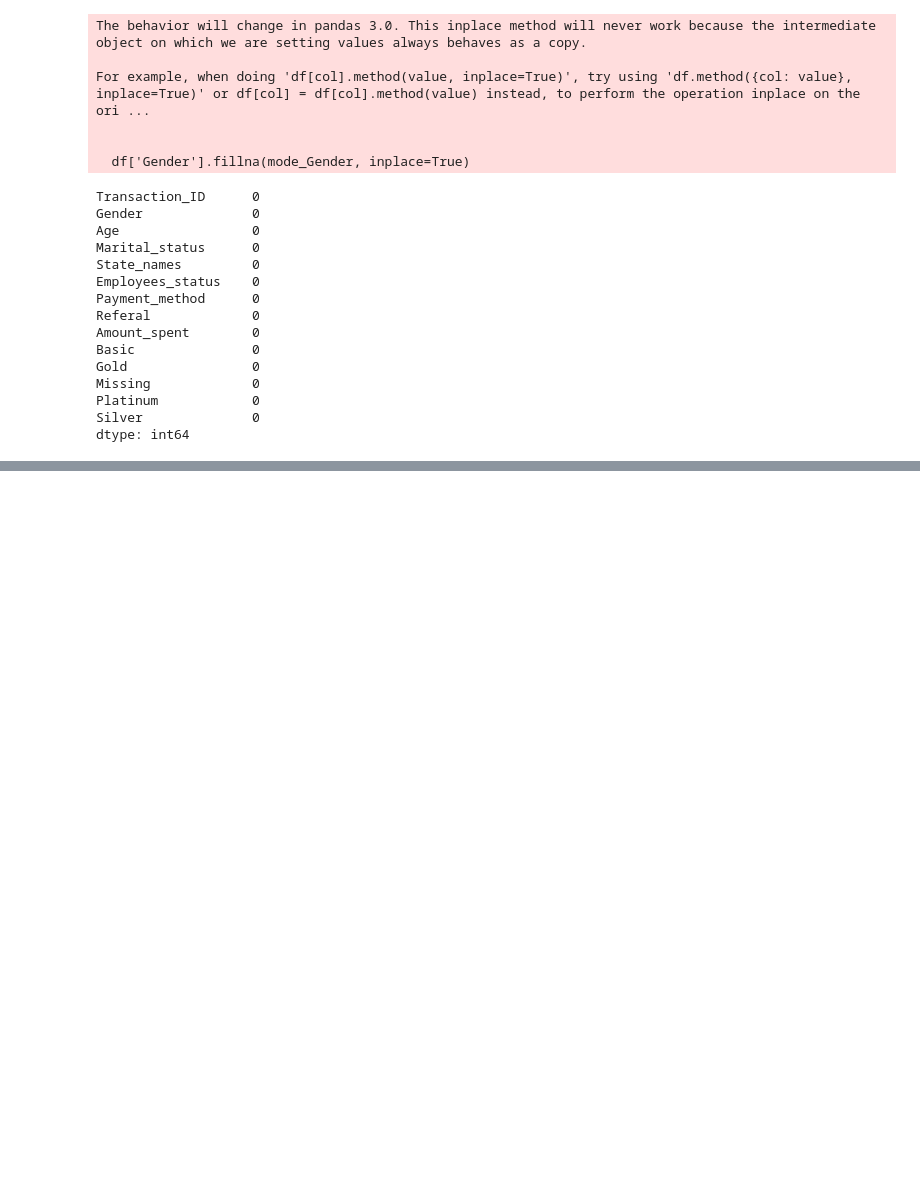
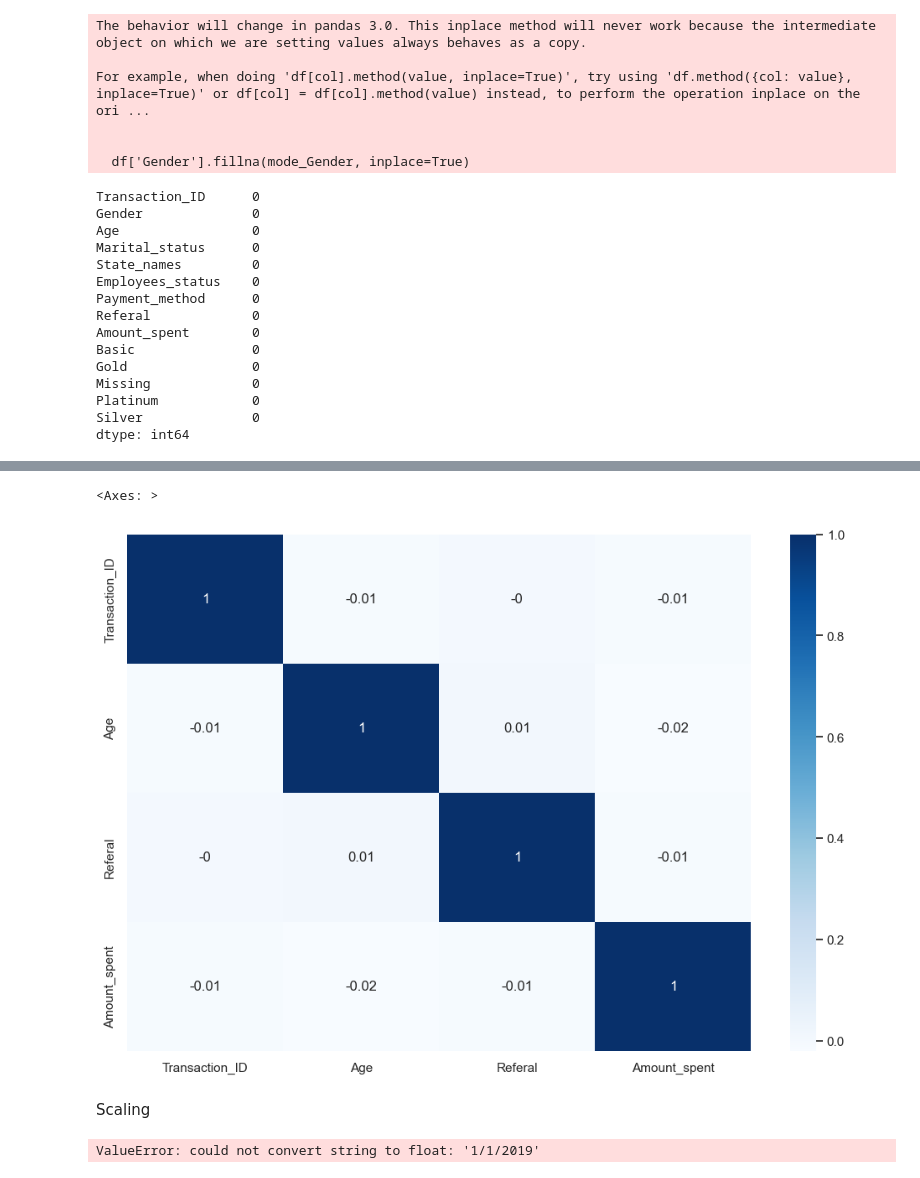
Before and after one commit to shehryarrashid/Data-Driven-AI, a Jupyter notebook: Exploratory-Data-Analysis/worksheet.ipynb, the cells around one changed output, grey strips where cells are left out. Cells and saved outputs as stored; diff of their text form; code cells hidden in the pictures; blank space fills up the shorter version.

Commit message:
Exploratory Data Analysis Update 3

```diff
--- a/Exploratory-Data-Analysis/worksheet.ipynb
+++ b/Exploratory-Data-Analysis/worksheet.ipynb
@@ -595,0 +612,2 @@ dtype: int64
+# %%
+df = pd.read_csv('online_store_customer_data.csv')
@@ -595,0 +644,23 @@ dtype: int64
+# %%
+# Correlation Heatmap visualisation
+# visualise correlation
+import seaborn as sb
+corr = df.corr(numeric_only=True).round(2)
+sb.set (rc = {'figure.figsize':(12, 8)})
+sb.heatmap(corr, cmap="Blues", annot=True)
+# %% [output]
+<Axes: >
+[figure, added]
+# %% [markdown]
+Scaling
+# %%
+from sklearn.preprocessing import MinMaxScaler
+minmax_scaler = MinMaxScaler()
+df_min_max = df.copy()
+
+
+df_min_max = pd.DataFrame(minmax_scaler.fit_transform(df_min_max.values),columns=df_min_max.columns, index=df_min_max.index)
+print("Scaled Dataset Using Min Max Scaler")
+df_min_max.head()
+# %% [output]
+ValueError: could not convert string to float: '1/1/2019'
```
Also changed, not shown: parts of 5 cells of this notebook.
